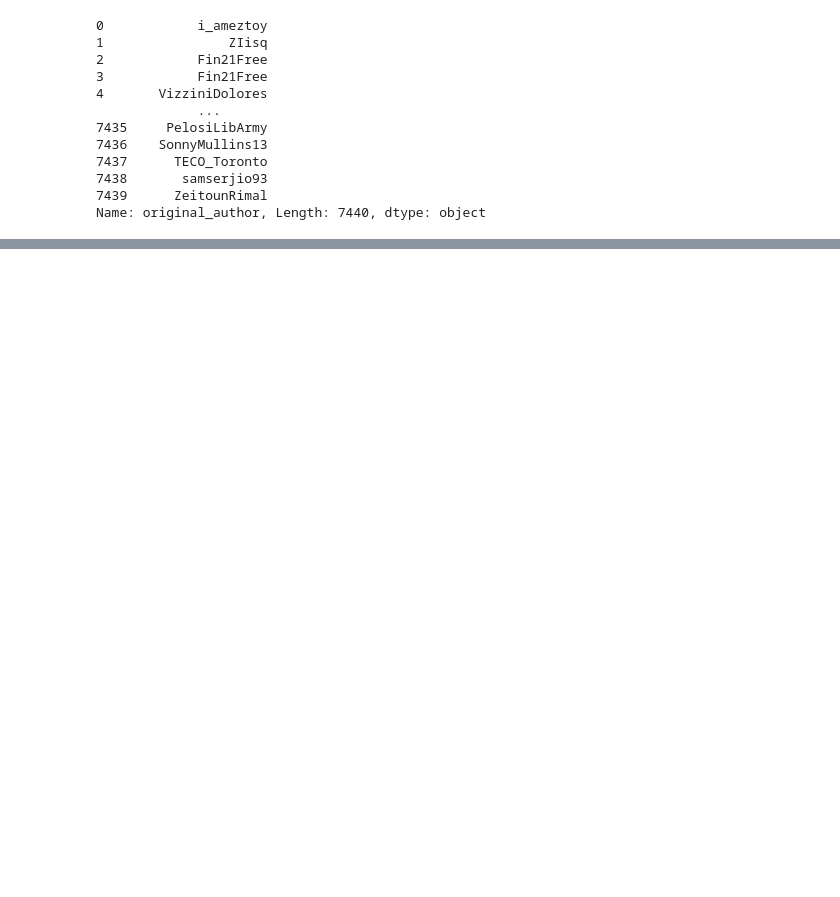
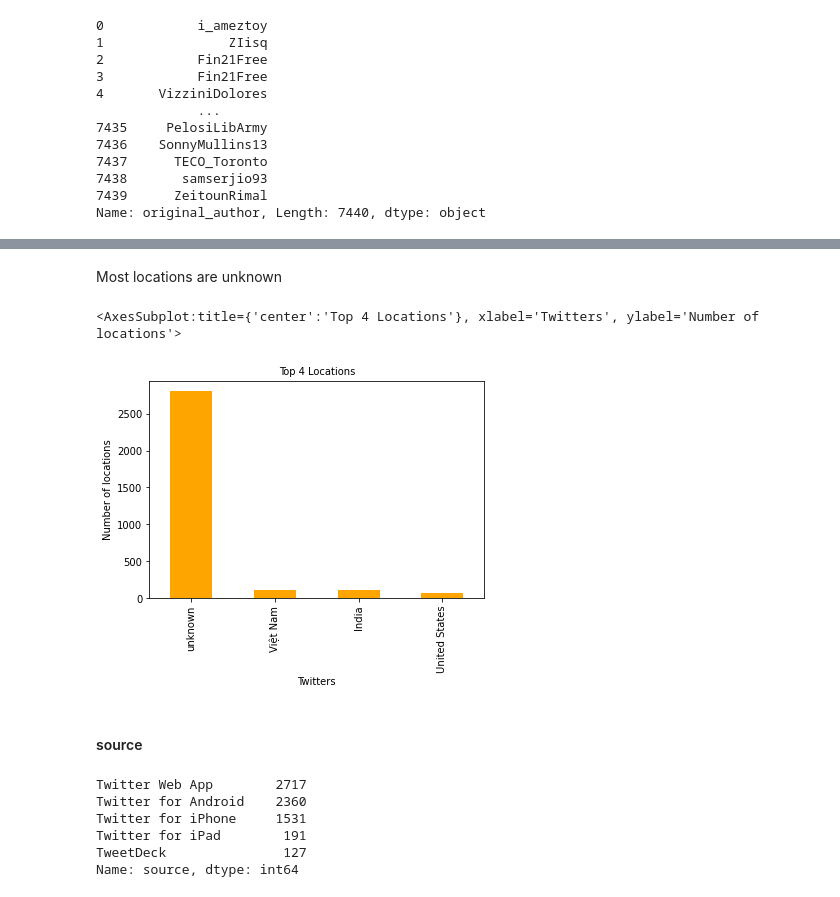
Before and after one commit to Fisseha-Estifanos/Twitter-Data-Analysis, a Jupyter notebook: notebooks/EDA.ipynb, the cells around one changed output, grey strips where cells are left out. Saved outputs shown, nothing was run; the diff lists cells and outputs as text; code cells hidden in the pictures; blank space fills up the shorter version.

```diff
--- a/notebooks/EDA.ipynb
+++ b/notebooks/EDA.ipynb
@@ -49,0 +158,25 @@ Name: original_author, Length: 7440, dtype: object
+# %% [markdown]
+Most locations are unknown
+# %%
+# top 4 locations of users
+fig, ax = plt.subplots()
+ax.tick_params(axis='x', labelsize=10)
+ax.tick_params(axis='y', labelsize=10)
+ax.set_xlabel('Twitters', fontsize=10)
+ax.set_ylabel('Number of locations' , fontsize=10)
+ax.set_title('Top 4 Locations', fontsize=10)
+tweets_df.place.value_counts()[:4].plot(ax=ax, kind='bar', color='orange')
+# %% [output]
+<AxesSubplot:title={'center':'Top 4 Locations'}, xlabel='Twitters', ylabel='Number of locations'>
+[figure, added]
+# %% [markdown]
+#### source
+# %%
+tweets_df["source"].value_counts()[:5]
+# %% [output]
+Twitter Web App        2717
+Twitter for Android    2360
+Twitter for iPhone     1531
+Twitter for iPad        191
+TweetDeck               127
+Name: source, dtype: int64
```
Also changed, not shown: parts of 14 cells of this notebook.
